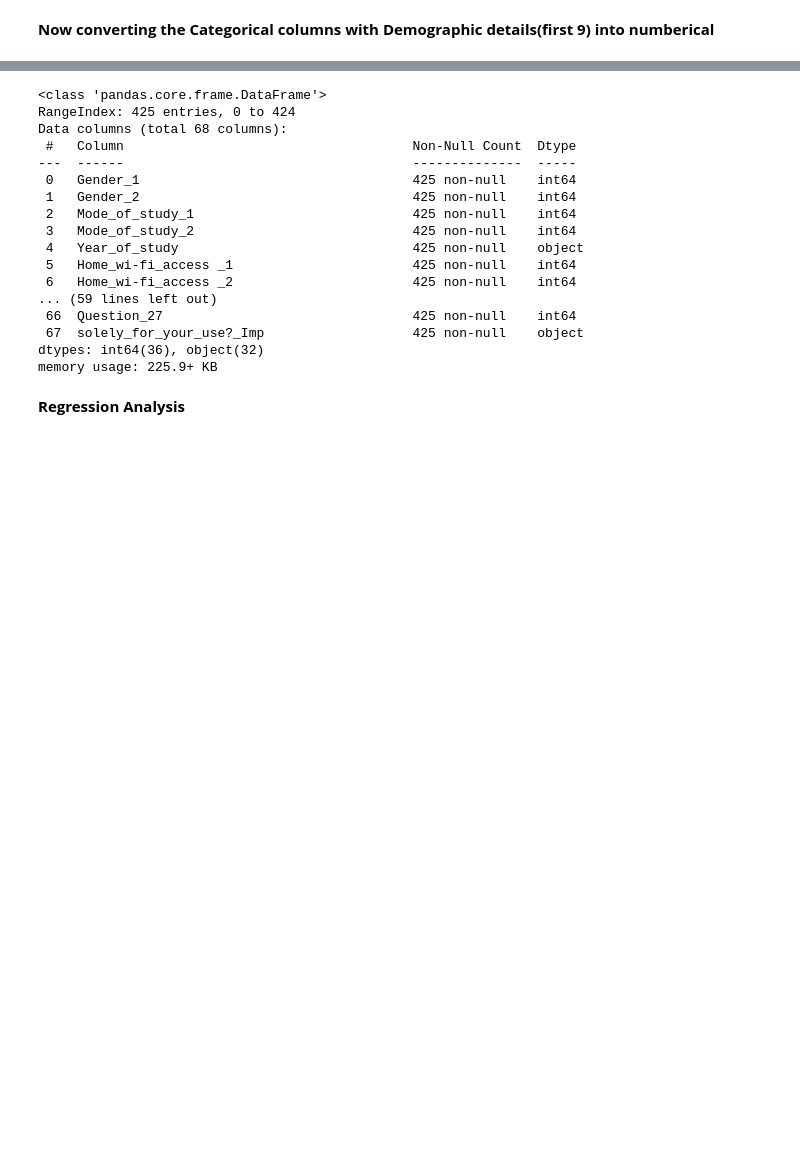
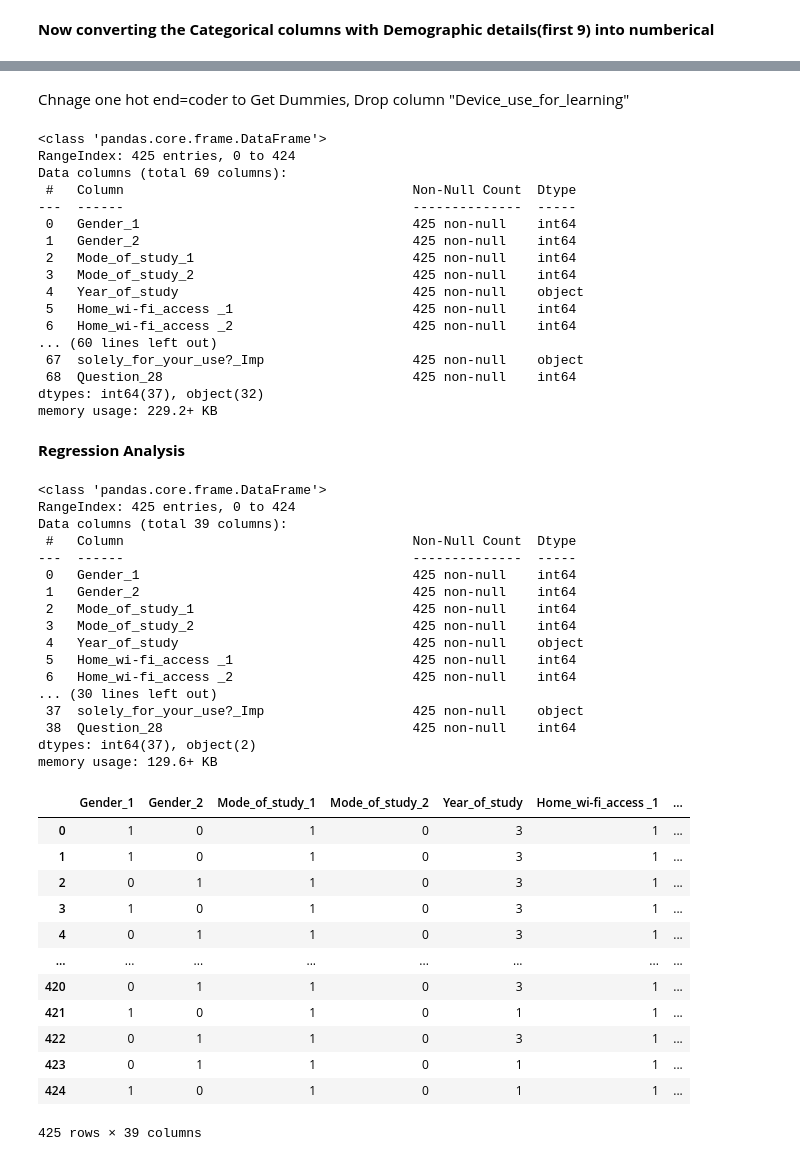
Before and after one commit to IbrahimKhan77/my_data, a Jupyter notebook: Main_v2.ipynb, the cells around one changed output, grey strips where cells are left out. Cells and saved outputs as stored; diff of their text form; code cells hidden in the pictures; blank space fills up the shorter version.

```diff
--- a/Main_v2.ipynb
+++ b/Main_v2.ipynb
@@ -168,6 +156,10 @@ df["Question_24"] = df['Question 24'].map(satisfaction_dict)
 df["Question_25"] = df['Question 25'].map(satisfaction_dict)
 df["Question_26"] = df['Question 26'].map(satisfaction_dict)
 df["Question_27"] = df['Question 27'].map(satisfaction_dict)
+
+
+# Dependent variable
+df["Question_28"] = df['Question 28'].map(satisfaction_dict)
 # %% [markdown]
 **2 - Checking unique values in the column having missing values and imputing them with the Mode**
 # %%
@@ -245,9 +237,12 @@ data1.head()
+# %% [markdown]
+Chnage one hot end=coder to Get Dummies,
+Drop column "Device_use_for_learning"
 # %%
 data1.info()
 # %% [output]
 <class 'pandas.core.frame.DataFrame'>
 RangeIndex: 425 entries, 0 to 424
-Data columns (total 68 columns):
+Data columns (total 69 columns):
  #   Column                                     Non-Null Count  Dtype
 ---  ------                                     --------------  -----
  0   Gender_1                                   425 non-null    int64
@@ -257,13 +252,51 @@ Data columns (total 68 columns):
  4   Year_of_study                              425 non-null    object
  5   Home_wi-fi_access _1                       425 non-null    int64
  6   Home_wi-fi_access _2                       425 non-null    int64
-... (59 lines left out)
- 66  Question_27                                425 non-null    int64
+... (60 lines left out)
  67  solely_for_your_use?_Imp                   425 non-null    object
-dtypes: int64(36), object(32)
-memory usage: 225.9+ KB
+ 68  Question_28                                425 non-null    int64
+dtypes: int64(37), object(32)
+memory usage: 229.2+ KB
 # %% [markdown]
 **Regression Analysis**
+# %%
+df2 = data1.drop(labels=['Device_use_for_learning','Question 1','solely_for_your_use?','Question 2','Question 3',
+                         'Question 4','Question 5','Question 6','Question 7','Question 8','Question 9','Question 10','Question 11',
+                         'Question 12','Question 13','Question 14','Question 15','Question 16','Question 17','Question 18','Question 19',
+                         'Question 20','Question 21','Question 22','Question 23','Question 24','Question 25','Question 26','Question 27','Question 28'], axis=1)
+df2.info()
+df2
+# %% [output]
+<class 'pandas.core.frame.DataFrame'>
+RangeIndex: 425 entries, 0 to 424
+Data columns (total 39 columns):
+ #   Column                                     Non-Null Count  Dtype
+---  ------                                     --------------  -----
+ 0   Gender_1                                   425 non-null    int64
+ 1   Gender_2                                   425 non-null    int64
+ 2   Mode_of_study_1                            425 non-null    int64
+ 3   Mode_of_study_2                            425 non-null    int64
+ 4   Year_of_study                              425 non-null    object
+ 5   Home_wi-fi_access _1                       425 non-null    int64
+ 6   Home_wi-fi_access _2                       425 non-null    int64
+... (30 lines left out)
+ 37  solely_for_your_use?_Imp                   425 non-null    object
+ 38  Question_28                                425 non-null    int64
+dtypes: int64(37), object(2)
+memory usage: 129.6+ KB
+|  | Gender_1 | Gender_2 | Mode_of_study_1 | Mode_of_study_2 | Year_of_study | Home_wi-fi_access _1 | ... |
+| 0 | 1 | 0 | 1 | 0 | 3 | 1 | ... |
+| 1 | 1 | 0 | 1 | 0 | 3 | 1 | ... |
+| 2 | 0 | 1 | 1 | 0 | 3 | 1 | ... |
+| 3 | 1 | 0 | 1 | 0 | 3 | 1 | ... |
+| 4 | 0 | 1 | 1 | 0 | 3 | 1 | ... |
+| ... | ... | ... | ... | ... | ... | ... | ... |
+| 420 | 0 | 1 | 1 | 0 | 3 | 1 | ... |
+| 421 | 1 | 0 | 1 | 0 | 1 | 1 | ... |
+| 422 | 0 | 1 | 1 | 0 | 3 | 1 | ... |
+| 423 | 0 | 1 | 1 | 0 | 1 | 1 | ... |
+| 424 | 1 | 0 | 1 | 0 | 1 | 1 | ... |
+425 rows × 39 columns
 # %%
 #reg = LinearRegression()
 #X = df.values[:,35]
```
Also changed, not shown: parts of 6 cells of this notebook.
